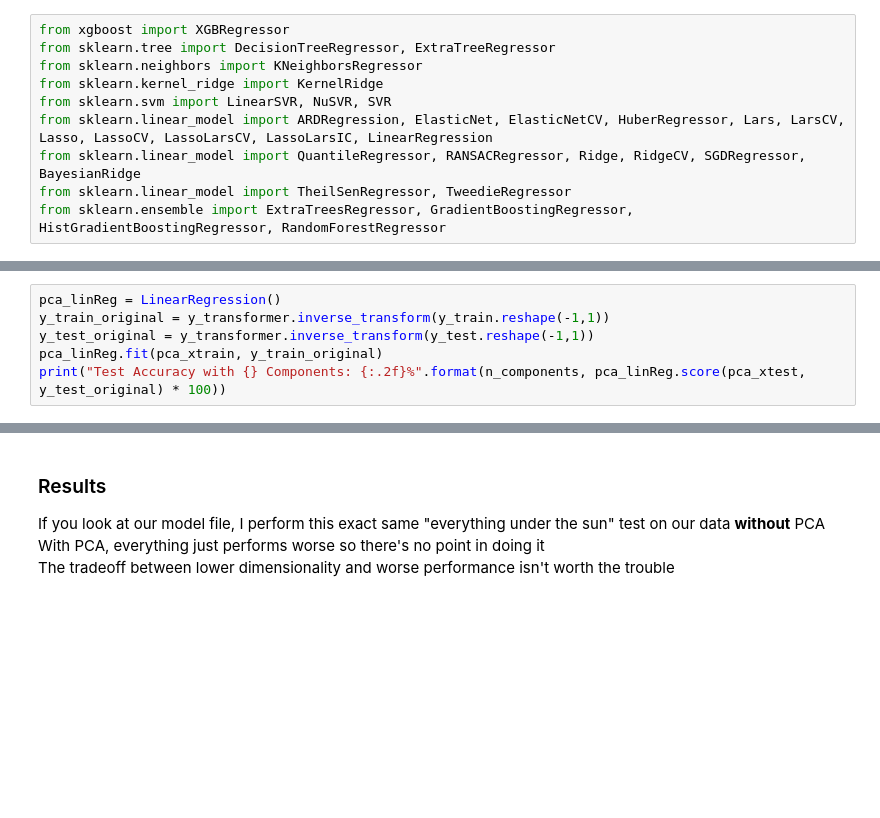
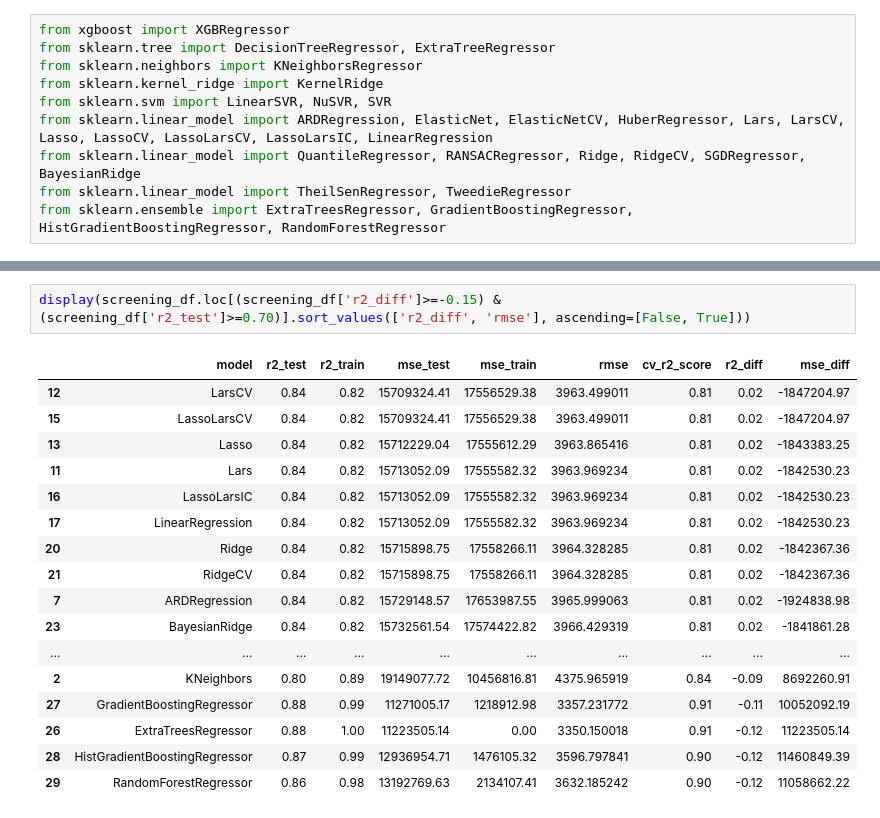
Before and after one commit to byron-W/Bike-Rental-Model, a Jupyter notebook: code/PCA.ipynb, the cells around one changed output, grey strips where cells are left out. Cells and saved outputs as stored; diff of their text form; blank space fills up the shorter version.

```diff
--- a/code/PCA.ipynb
+++ b/code/PCA.ipynb
@@ -179,6 +100,0 @@ Test Accuracy: 56.93%
-# %%
-pca_linReg = LinearRegression()
-y_train_original = y_transformer.inverse_transform(y_train.reshape(-1,1))
-y_test_original = y_transformer.inverse_transform(y_test.reshape(-1,1))
-pca_linReg.fit(pca_xtrain, y_train_original)
-print("Test Accuracy with {} Components: {:.2f}%".format(n_components, pca_linReg.score(pca_xtest, y_test_original) * 100))
@@ -273,5 +182,20 @@ display(screening_df.sort_values(['r2_test', 'r2_diff'], ascending=False))
-# %% [markdown]
-### Results
-If you look at our model file, I perform this exact same "everything under the sun" test on our data **without** PCA
-<br>With PCA, everything just performs worse so there's no point in doing it
-<br>The tradeoff between lower dimensionality and worse performance isn't worth the trouble
+# %%
+display(screening_df.loc[(screening_df['r2_diff']>=-0.15) & (screening_df['r2_test']>=0.70)].sort_values(['r2_diff', 'rmse'], ascending=[False, True]))
+# %% [output]
+|  | model | r2_test | r2_train | mse_test | mse_train | rmse | cv_r2_score | r2_diff | mse_diff |
+| 12 | LarsCV | 0.84 | 0.82 | 15709324.41 | 17556529.38 | 3963.499011 | 0.81 | 0.02 | -1847204.97 |
+| 15 | LassoLarsCV | 0.84 | 0.82 | 15709324.41 | 17556529.38 | 3963.499011 | 0.81 | 0.02 | -1847204.97 |
+| 13 | Lasso | 0.84 | 0.82 | 15712229.04 | 17555612.29 | 3963.865416 | 0.81 | 0.02 | -1843383.25 |
+| 11 | Lars | 0.84 | 0.82 | 15713052.09 | 17555582.32 | 3963.969234 | 0.81 | 0.02 | -1842530.23 |
+| 16 | LassoLarsIC | 0.84 | 0.82 | 15713052.09 | 17555582.32 | 3963.969234 | 0.81 | 0.02 | -1842530.23 |
+| 17 | LinearRegression | 0.84 | 0.82 | 15713052.09 | 17555582.32 | 3963.969234 | 0.81 | 0.02 | -1842530.23 |
+| 20 | Ridge | 0.84 | 0.82 | 15715898.75 | 17558266.11 | 3964.328285 | 0.81 | 0.02 | -1842367.36 |
+| 21 | RidgeCV | 0.84 | 0.82 | 15715898.75 | 17558266.11 | 3964.328285 | 0.81 | 0.02 | -1842367.36 |
+| 7 | ARDRegression | 0.84 | 0.82 | 15729148.57 | 17653987.55 | 3965.999063 | 0.81 | 0.02 | -1924838.98 |
+| 23 | BayesianRidge | 0.84 | 0.82 | 15732561.54 | 17574422.82 | 3966.429319 | 0.81 | 0.02 | -1841861.28 |
+| ... | ... | ... | ... | ... | ... | ... | ... | ... | ... |
+| 2 | KNeighbors | 0.80 | 0.89 | 19149077.72 | 10456816.81 | 4375.965919 | 0.84 | -0.09 | 8692260.91 |
+| 27 | GradientBoostingRegressor | 0.88 | 0.99 | 11271005.17 | 1218912.98 | 3357.231772 | 0.91 | -0.11 | 10052092.19 |
+| 26 | ExtraTreesRegressor | 0.88 | 1.00 | 11223505.14 | 0.00 | 3350.150018 | 0.91 | -0.12 | 11223505.14 |
+| 28 | HistGradientBoostingRegressor | 0.87 | 0.99 | 12936954.71 | 1476105.32 | 3596.797841 | 0.90 | -0.12 | 11460849.39 |
+| 29 | RandomForestRegressor | 0.86 | 0.98 | 13192769.63 | 2134107.41 | 3632.185242 | 0.90 | -0.12 | 11058662.22 |
```
Also changed, not shown: parts of 15 cells of this notebook, 31 other files.
